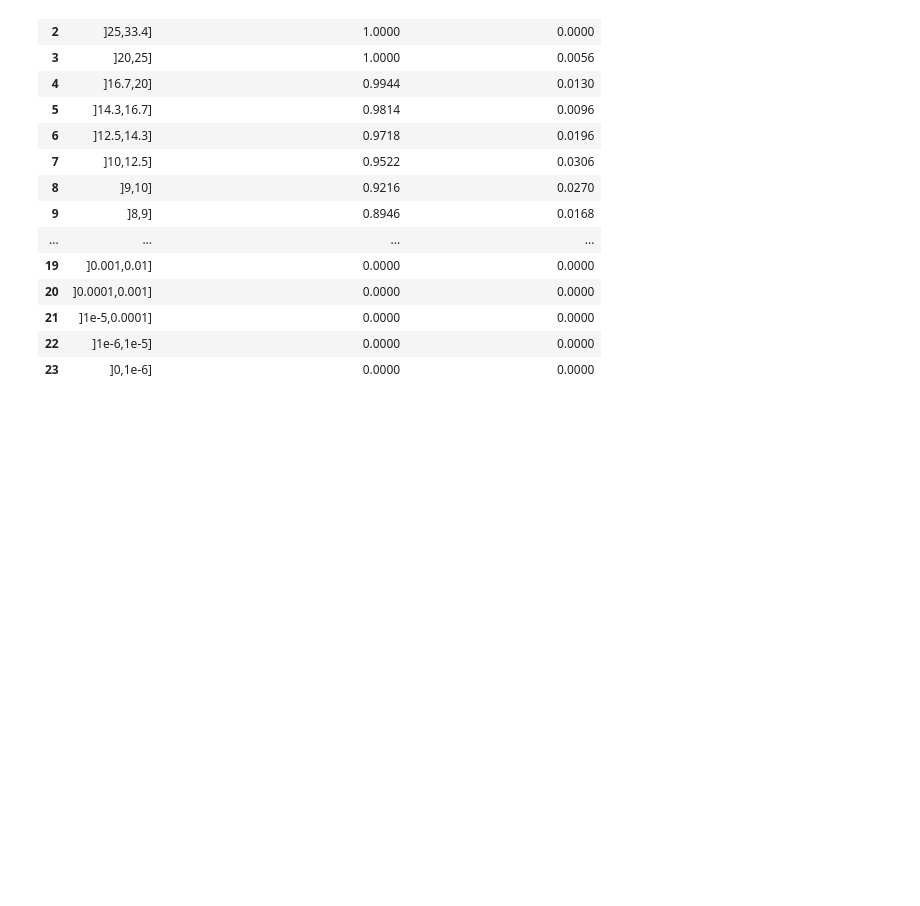
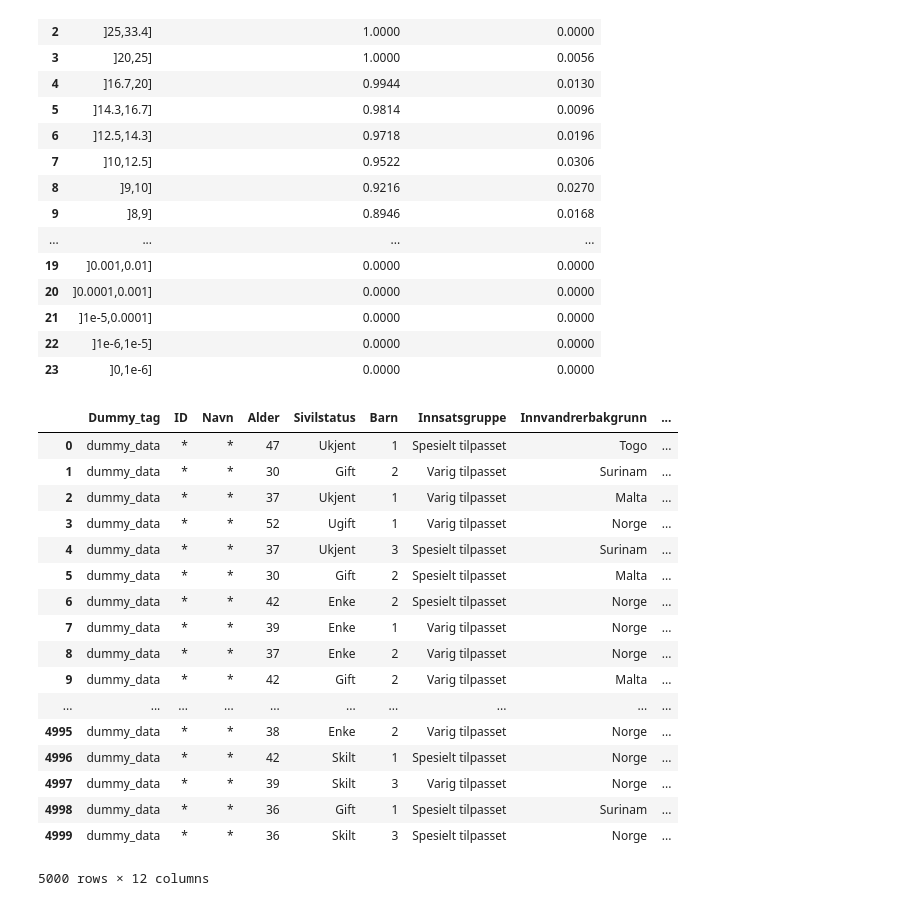
Before and after one commit to oslomet-arx-as-a-service/example-pyaaas-project, a Jupyter notebook: notebooks/dummy-data-example-anonymization-with-k4-notebook-01_04_19.ipynb, the cells around one changed output. Cells and saved outputs as stored; diff of their text form; code cells hidden in the pictures; blank space fills up the shorter version.

```diff
--- a/notebooks/dummy-data-example-anonymization-with-k4-notebook-01_04_19.ipynb
+++ b/notebooks/dummy-data-example-anonymization-with-k4-notebook-01_04_19.ipynb
@@ -184,3 +183,26 @@ anon_rp.distribution_of_risk_dataframe()
 | 21 | ]1e-5,0.0001] | 0.0000 | 0.0000 |
 | 22 | ]1e-6,1e-5] | 0.0000 | 0.0000 |
 | 23 | ]0,1e-6] | 0.0000 | 0.0000 |
+# %%
+dataset = anon_result.dataset
+# %%
+dataset.to_dataframe()
+# %% [output]
+|  | Dummy_tag | ID | Navn | Alder | Sivilstatus | Barn | Innsatsgruppe | Innvandrerbakgrunn | ... |
+| 0 | dummy_data | * | * | 47 | Ukjent | 1 | Spesielt tilpasset | Togo | ... |
+| 1 | dummy_data | * | * | 30 | Gift | 2 | Varig tilpasset | Surinam | ... |
+| 2 | dummy_data | * | * | 37 | Ukjent | 1 | Varig tilpasset | Malta | ... |
+| 3 | dummy_data | * | * | 52 | Ugift | 1 | Varig tilpasset | Norge | ... |
+| 4 | dummy_data | * | * | 37 | Ukjent | 3 | Spesielt tilpasset | Surinam | ... |
+| 5 | dummy_data | * | * | 30 | Gift | 2 | Spesielt tilpasset | Malta | ... |
+| 6 | dummy_data | * | * | 42 | Enke | 2 | Spesielt tilpasset | Norge | ... |
+| 7 | dummy_data | * | * | 39 | Enke | 1 | Varig tilpasset | Norge | ... |
+| 8 | dummy_data | * | * | 37 | Enke | 2 | Varig tilpasset | Norge | ... |
+| 9 | dummy_data | * | * | 42 | Gift | 2 | Varig tilpasset | Malta | ... |
+| ... | ... | ... | ... | ... | ... | ... | ... | ... | ... |
+| 4995 | dummy_data | * | * | 38 | Enke | 2 | Varig tilpasset | Norge | ... |
+| 4996 | dummy_data | * | * | 42 | Skilt | 1 | Spesielt tilpasset | Norge | ... |
+| 4997 | dummy_data | * | * | 39 | Skilt | 3 | Varig tilpasset | Norge | ... |
+| 4998 | dummy_data | * | * | 36 | Gift | 1 | Spesielt tilpasset | Surinam | ... |
+| 4999 | dummy_data | * | * | 36 | Skilt | 3 | Spesielt tilpasset | Norge | ... |
+5000 rows × 12 columns
```
Also changed, not shown: parts of 1 cell of this notebook, 3 other files.
